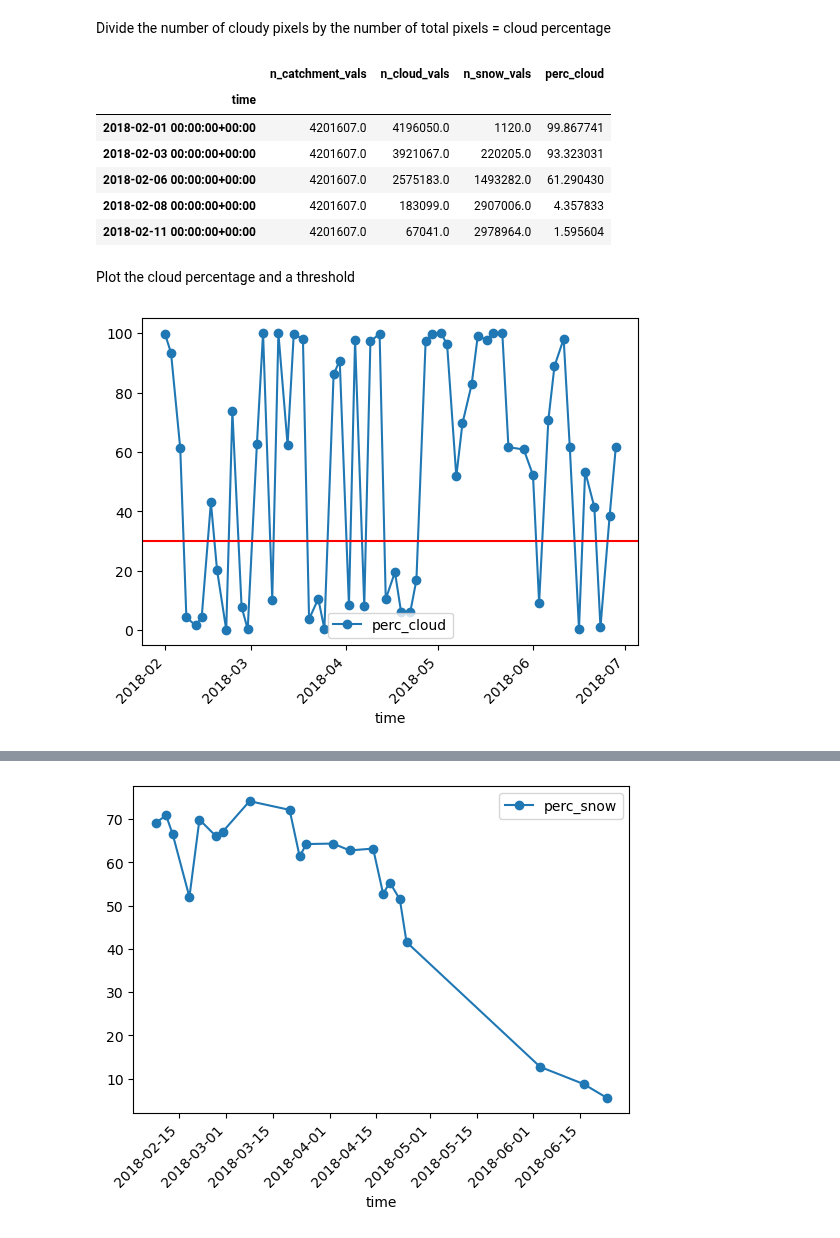
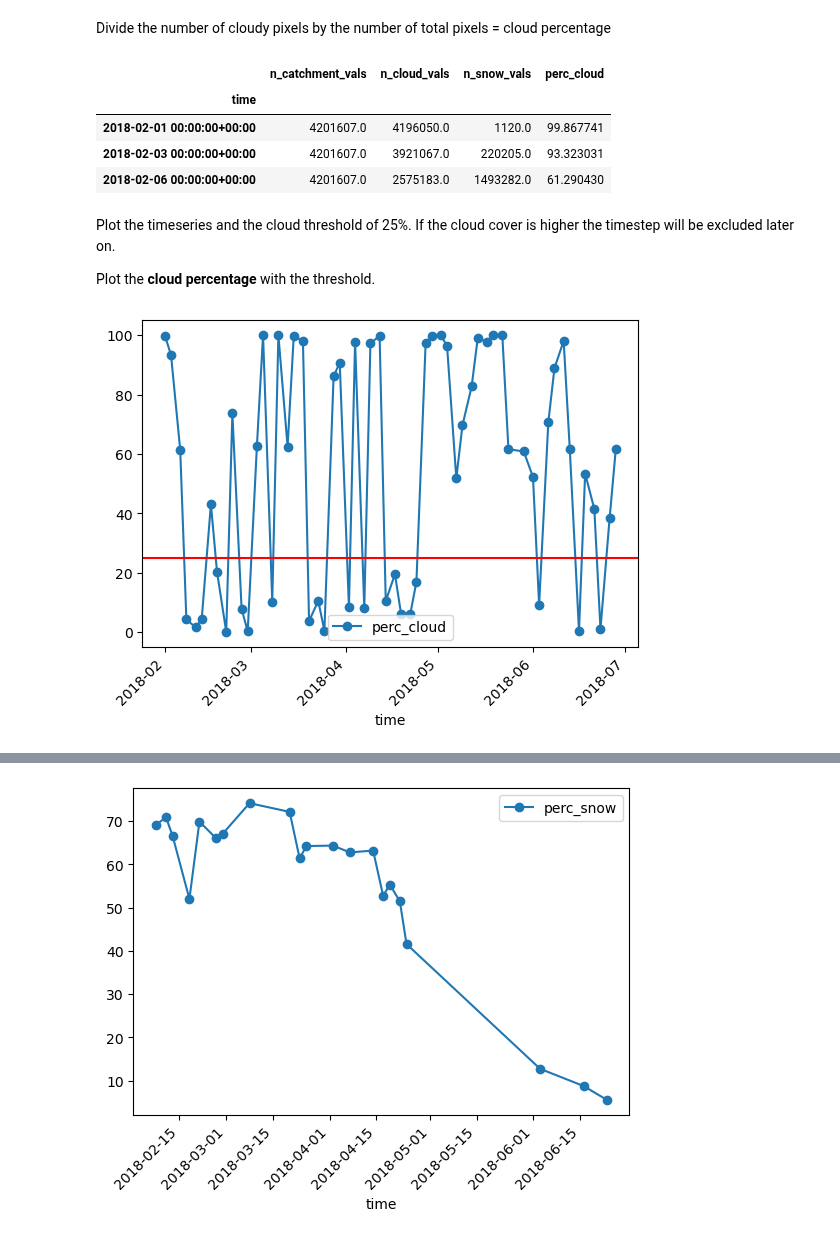
Before and after one commit to EO-College/cubes-and-clouds, a Jupyter notebook: lectures/3.1_data_processing/exercises/31_data_processing_cdse.ipynb, the cells around one changed output, grey strips where cells are left out. Saved outputs shown, nothing was run; the diff lists cells and outputs as text; code cells hidden in the pictures.

```diff
--- a/lectures/3.1_data_processing/exercises/31_data_processing_cdse.ipynb
+++ b/lectures/3.1_data_processing/exercises/31_data_processing_cdse.ipynb
@@ -32,2 +35,2 @@ import leafmap.foliumap as leafmap
 # %%
-conn = openeo.connect('https://openeo.dataspace.copernicus.eu/').authenticate_oidc()
+conn = openeo.connect('https://openeo.dataspace.copernicus.eu/')
@@ -268,20 +290,20 @@ Divide the number of cloudy pixels by the number of total pixels = cloud percent
 # %%
 perc_cloud = df["n_cloud_vals"].values / df["n_catchment_vals"].values * 100
 df["perc_cloud"] = perc_cloud
-df[:5]
+df[:3]
 # %% [output]
 |  | n_catchment_vals | n_cloud_vals | n_snow_vals | perc_cloud |
 | time |  |  |  |  |
 | 2018-02-01 00:00:00+00:00 | 4201607.0 | 4196050.0 | 1120.0 | 99.867741 |
 | 2018-02-03 00:00:00+00:00 | 4201607.0 | 3921067.0 | 220205.0 | 93.323031 |
 | 2018-02-06 00:00:00+00:00 | 4201607.0 | 2575183.0 | 1493282.0 | 61.290430 |
-| 2018-02-08 00:00:00+00:00 | 4201607.0 | 183099.0 | 2907006.0 | 4.357833 |
-| 2018-02-11 00:00:00+00:00 | 4201607.0 | 67041.0 | 2978964.0 | 1.595604 |
 # %% [markdown]
-Plot the cloud percentage and a threshold
+Plot the timeseries and the cloud threshold of 25%. If the cloud cover is higher the timestep will be excluded later on.
+
+Plot the **cloud percentage** with the threshold.
 # %%
 df.plot(y="perc_cloud",rot=45,kind="line",marker='o')
-plt.axhline(y = 30, color = "r", linestyle = "-")
+plt.axhline(y = 25, color = "r", linestyle = "-")
 plt.show()
 # %% [output]
-[figure, old version]
+[figure, new version]
```
Also changed, not shown: parts of 36 cells of this notebook.
